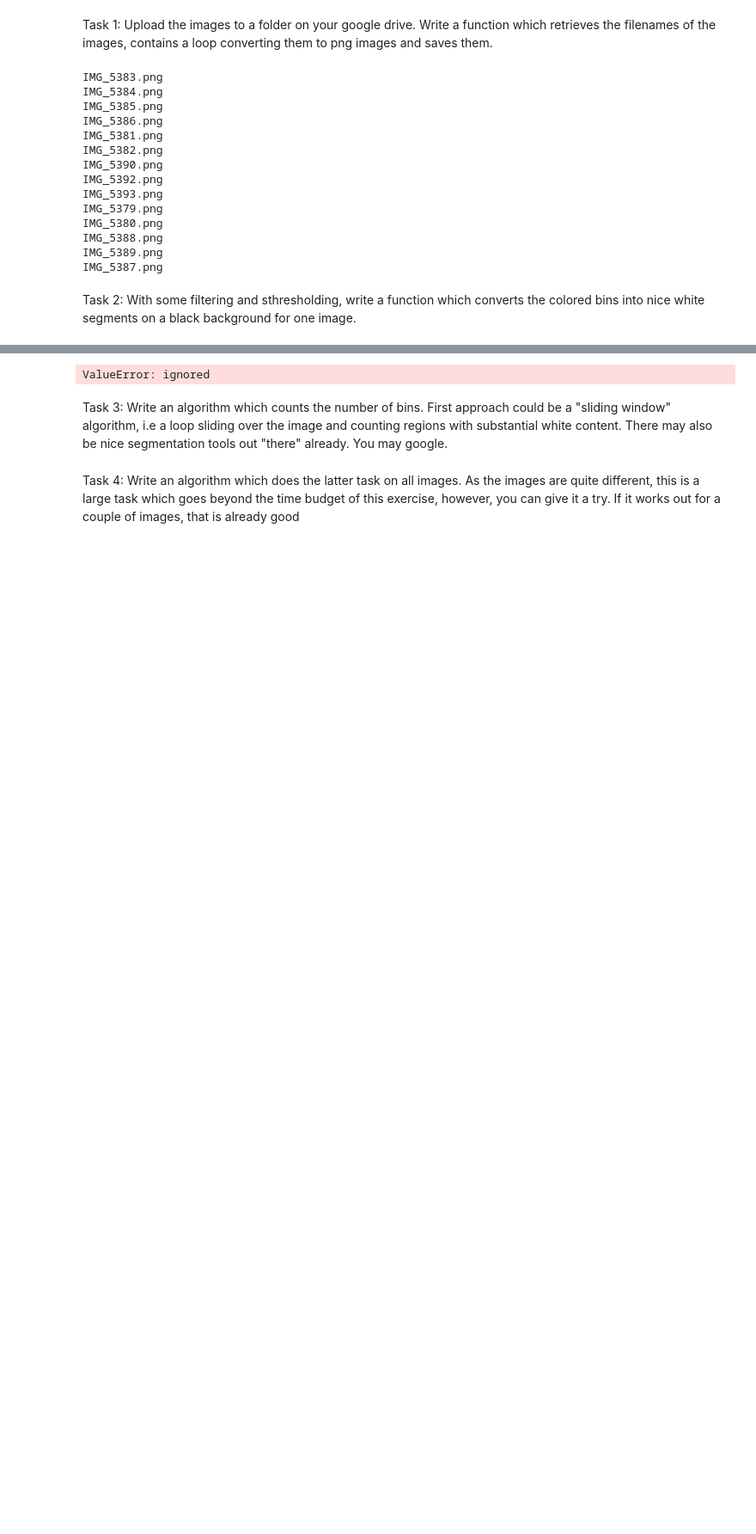
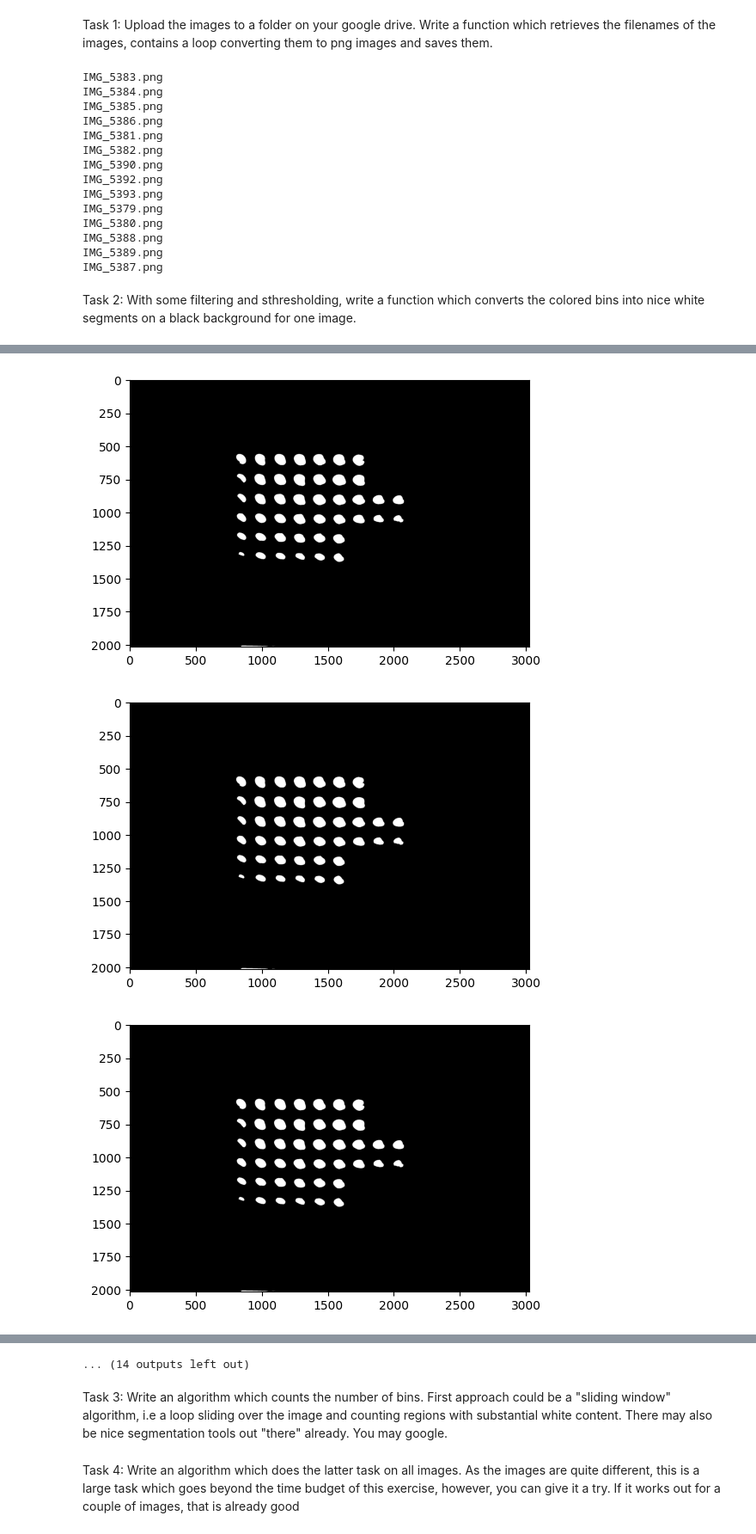
Before and after one commit to Sean-Reinhardt/Reinhardt-Sean, a Jupyter notebook: CodingTask2.ipynb, the cells around one changed output, grey strips where cells are left out. Shown at 86% size. Saved outputs shown, nothing was run; the diff lists cells and outputs as text; code cells hidden in the pictures; blank space fills up the shorter version.

```diff
--- a/CodingTask2.ipynb
+++ b/CodingTask2.ipynb
@@ -97,33 +91,36 @@ Successfully installed pyheif-0.7.1
 # %%
 import os
 from PIL import Image
 import pillow_heif
 from skimage import io
 
 threshold_manual = 60
 
 folder_path = '/content/drive/MyDrive/datascience/codingtask2/'
 
 for filename in os.listdir(folder_path):
-    if filename.endswith('.HEIC'):
-        heif_file = pillow_heif.read_heif(folder_path + filename)
-        image = Image.frombytes(heif_file.mode,heif_file.size,heif_file.data.tobytes(),"raw",)
+    if filename.endswith('.png'):
+        #heif_file = pillow_heif.read_heif(folder_path + filename)
+        #image = Image.frombytes(heif_file.mode,heif_file.size,heif_file.data.tobytes(),"raw",)
 
         #####
         #load image and show the B channel
-        imageRGB  = io.imread(folder_path + filename)
+        imageRGB  = io.imread(folder_path + url_name)
         image = imageRGB[:,:,2]
         #####
         # Crop the top part and display the lower half
         #image = image.crop((0, image.size[1]//2, image.size[0], image.size[1]))
         image = image[image.shape[0]//2:image.shape[0],:]
          # There are some reflections or white dots in the black bins. Let's try to get rid of them with a filter.
         image_mean = skf.median(image,selem=skm.disk(20))
 
         #create a mask using a logical operation
         image_threshold = image_mean<threshold_manual
 
     plt.figure(figsize=(6, 6))
     plt.imshow(image_threshold, cmap ='gray')
     plt.show()
 # %% [output]
+[figure, added]
+[figure, added]
+[figure, added]
@@ -130,3 +136,3 @@ for filename in os.listdir(folder_path):
-ValueError: ignored
+... (14 outputs left out)
 # %% [markdown]
 Task 3: Write an algorithm which counts the number of bins. First approach could be a "sliding window" algorithm, i.e a loop sliding over the image and counting regions with substantial white content. There may also be nice segmentation tools out "there" already. You may google.
```
Also changed, not shown: parts of 5 cells of this notebook.
